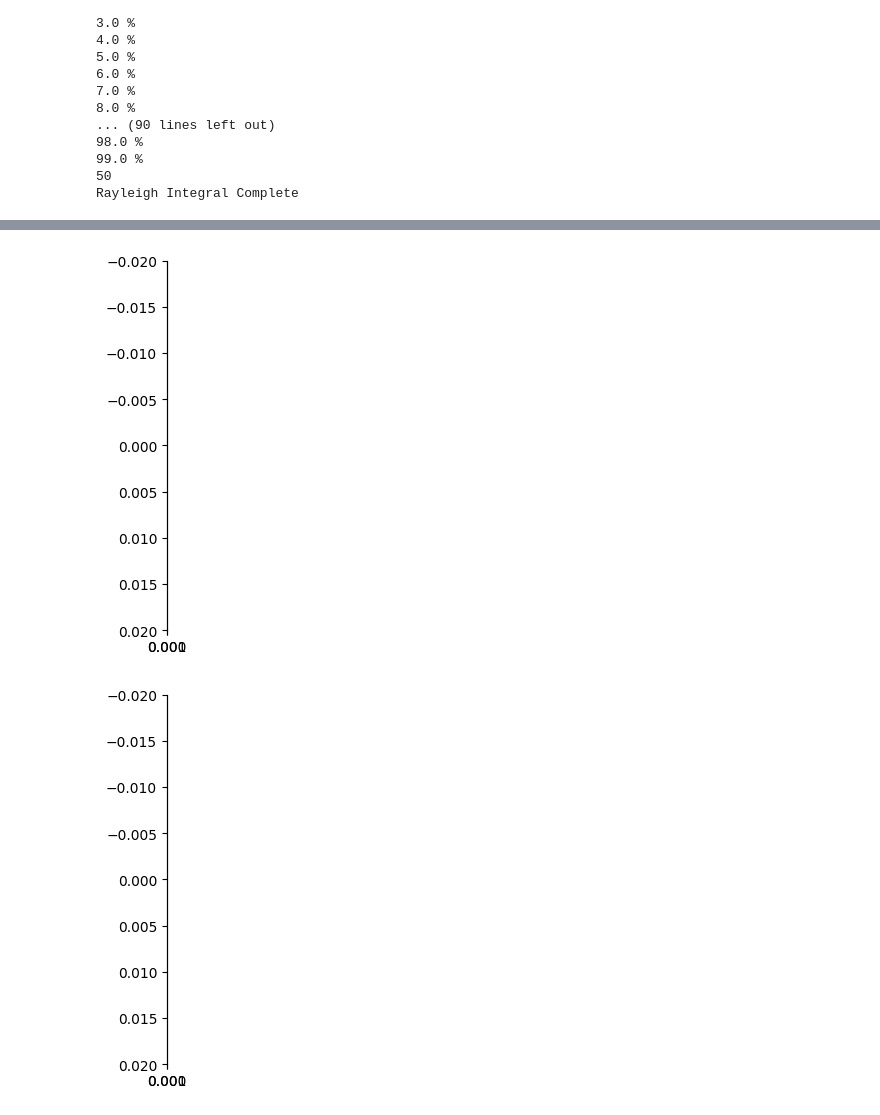
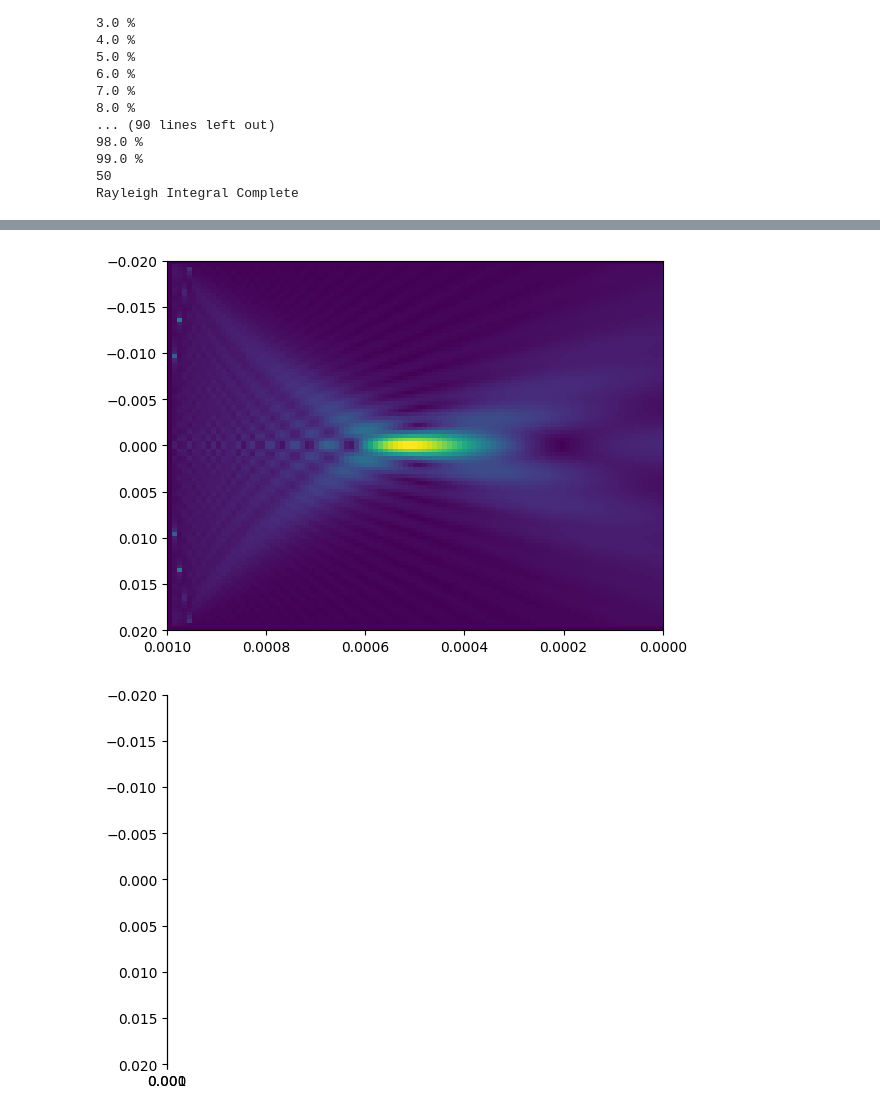
Before and after one commit to C2H5OH-Consumer/Temp4HIFU, a Jupyter notebook: src/testrayleigh.ipynb, the cells around one changed output, grey strips where cells are left out. Saved outputs shown, nothing was run; the diff lists cells and outputs as text; code cells hidden in the pictures.

Commit message:
Changed to plotting with PX and updated plotting abilities

```diff
--- a/src/testrayleigh.ipynb
+++ b/src/testrayleigh.ipynb
@@ -155,13 +179,13 @@ print(r_values)
 # %%
 fig = plt.imshow(
     pressure_field,
     extent=[z_values[0],z_values[-1], r_values[-1], r_values[0]],
     origin='lower',
-    aspect = "50",  # auto
+    aspect = "auto",  # auto
     interpolation = 'none',
     )
 # %% [output]
-[figure, old version]
+[figure, new version]
 # %%
 # Comparison with MATLAB Data
 
```
Also changed, not shown: parts of 6 cells of this notebook, 2 other files.
